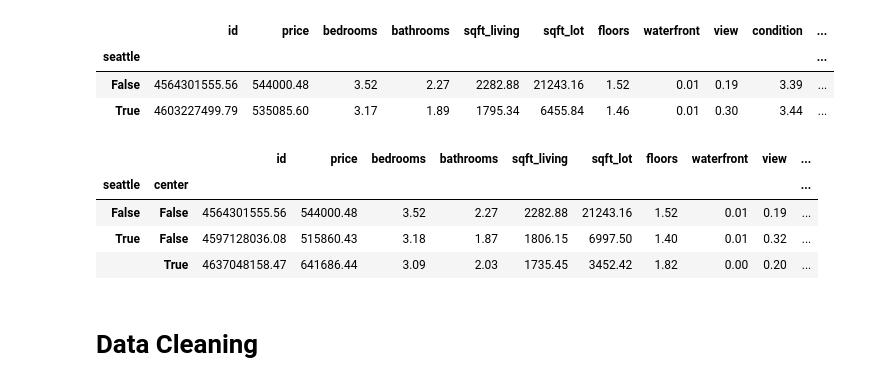
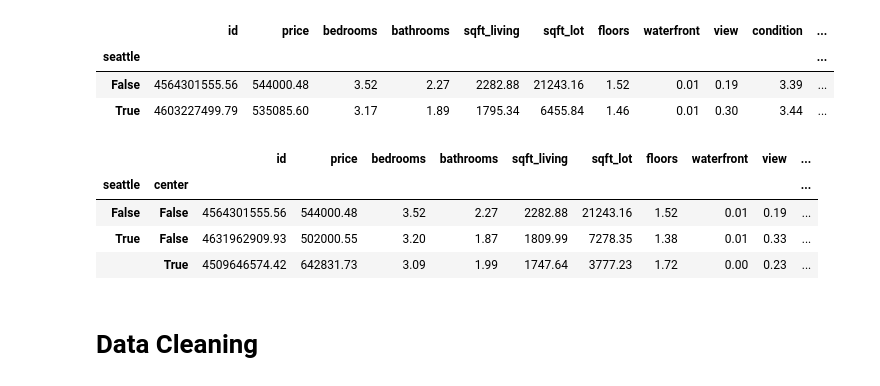
Before and after one commit to jan-schlautmann/ds-eda-housing-project, a Jupyter notebook: EDA.ipynb, the cells around one changed output. Saved outputs shown, nothing was run; the diff lists cells and outputs as text; code cells hidden in the pictures.

```diff
--- a/EDA.ipynb
+++ b/EDA.ipynb
@@ -153,14 +153,14 @@ df.groupby("seattle").mean()
 # %%
 # Center = Seattle might not be the best definition.
 # Alternatively, I will use the Top10 Zipcodes with the highest population density according to: http://www.usa.com/rank/king-county-wa--population-density--zip-code-rank.htm?yr=9000&dis=&wist=&plow=&phigh=
-
-df["center"] = df.zipcode.isin([98164,98174,98121,98101,98104,98102,98122,98109,98107,98103])
+# I just saw that the top2 ZipCodes only have a population of 70 people and are admin buildings. So I take Top3-Top12
+df["center"] = df.zipcode.isin([98119,98117,98121,98101,98104,98102,98122,98109,98107,98103])
 
 df.groupby(["seattle","center"]).mean()
 # Very cool. Price per sqft rises from rural -> seattle -> center
 # %% [output]
 |  |  | id | price | bedrooms | bathrooms | sqft_living | sqft_lot | floors | waterfront | view | ... |
 | seattle | center |  |  |  |  |  |  |  |  |  | ... |
 | False | False | 4564301555.56 | 544000.48 | 3.52 | 2.27 | 2282.88 | 21243.16 | 1.52 | 0.01 | 0.19 | ... |
-| True | False | 4597128036.08 | 515860.43 | 3.18 | 1.87 | 1806.15 | 6997.50 | 1.40 | 0.01 | 0.32 | ... |
-|  | True | 4637048158.47 | 641686.44 | 3.09 | 2.03 | 1735.45 | 3452.42 | 1.82 | 0.00 | 0.20 | ... |
+| True | False | 4631962909.93 | 502000.55 | 3.20 | 1.87 | 1809.99 | 7278.35 | 1.38 | 0.01 | 0.33 | ... |
+|  | True | 4509646574.42 | 642831.73 | 3.09 | 1.99 | 1747.64 | 3777.23 | 1.72 | 0.00 | 0.23 | ... |
```
Also changed, not shown: parts of 15 cells of this notebook.
